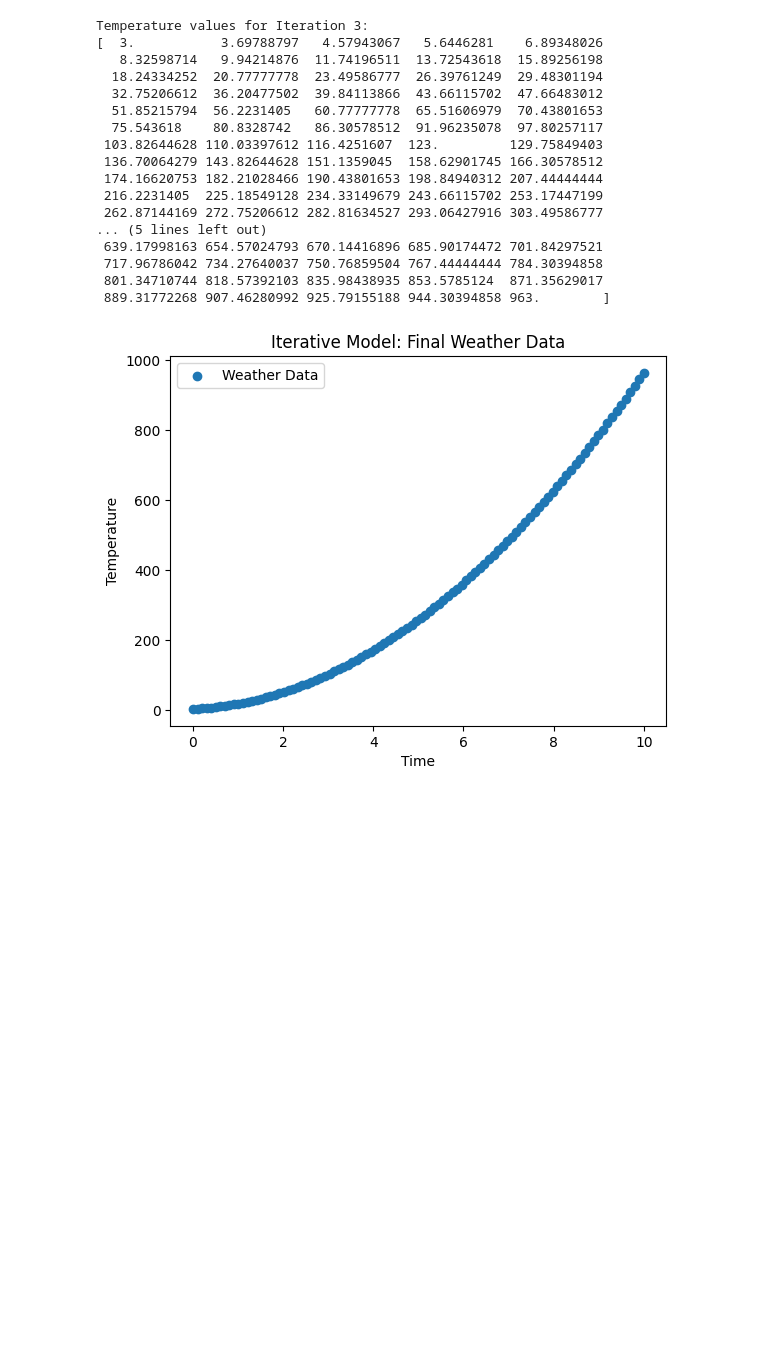
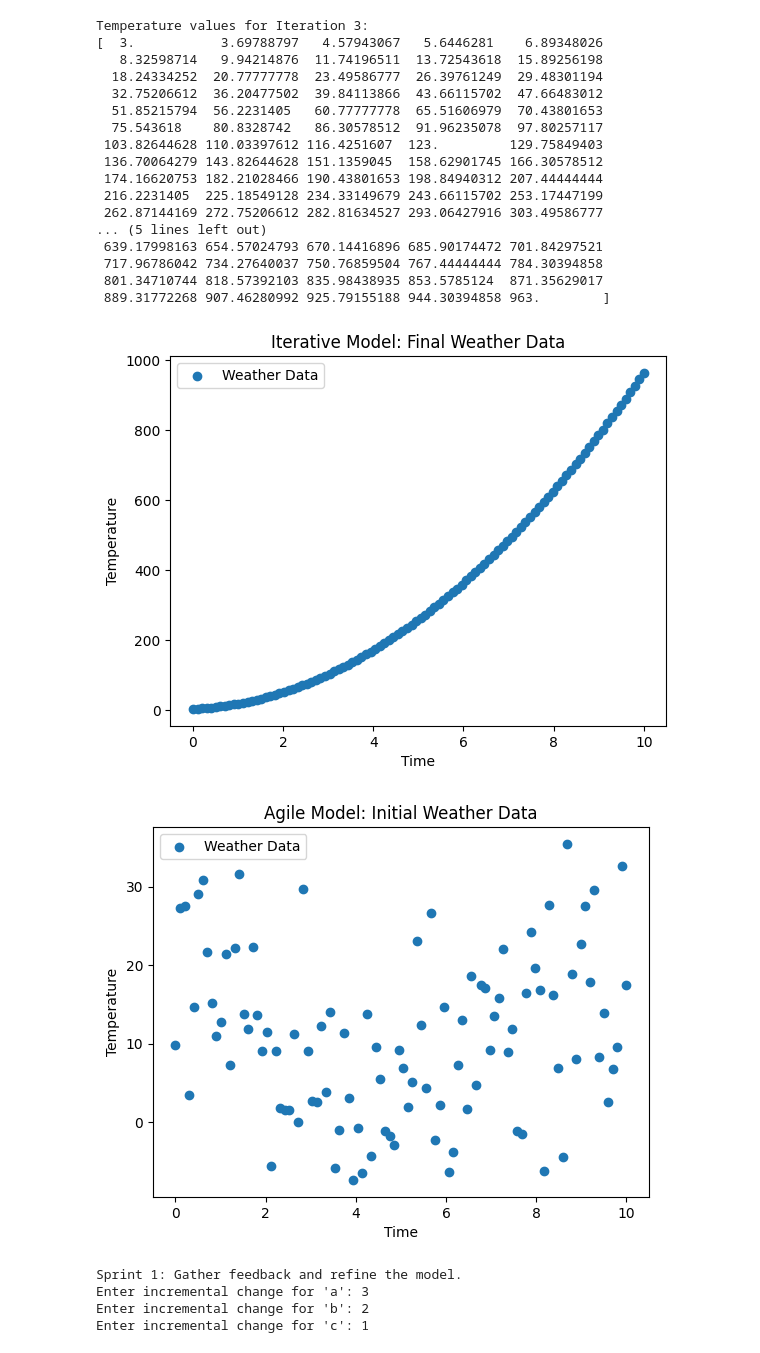
Before and after one commit to T1-rank/ColabProgams_SE1, a Jupyter notebook: SoftwareEngineering_22_25.ipynb, the cells around one changed output. Saved outputs shown, nothing was run; the diff lists cells and outputs as text; code cells hidden in the pictures; blank space fills up the shorter version.

```diff
--- a/SoftwareEngineering_22_25.ipynb
+++ b/SoftwareEngineering_22_25.ipynb
@@ -224,3 +224,83 @@ Temperature values for Iteration 3:
  801.34710744 818.57392103 835.98438935 853.5785124  871.35629017
  889.31772268 907.46280992 925.79155188 944.30394858 963.        ]
 [figure]
+# %%
+import matplotlib.pyplot as plt
+import numpy as np
+
+def quadratic_model(x, a, b, c):
+    return a * x**2 + b * x + c
+
+def generate_weather_data(start, end, num_points, a, b, c, noise_factor=10):
+    x = np.linspace(start, end, num_points)
+    y = quadratic_model(x, a, b, c) + np.random.normal(0, noise_factor, num_points)
+    return x, y
+
+def plot_weather_data(x, y, title):
+    plt.figure()
+    plt.scatter(x, y, label="Weather Data")
+    plt.title(title)
+    plt.xlabel("Time")
+    plt.ylabel("Temperature")
+    plt.legend()
+    plt.show()
+
+# ---------------- INITIAL PARAMETERS ----------------
+a_agile = 0.5
+b_agile = -5
+c_agile = 20
+
+start_time = 0
+end_time = 10
+num_points = 100
+
+# Generate initial weather data
+x_data, y_agile = generate_weather_data(
+    start_time, end_time, num_points,
+    a_agile, b_agile, c_agile
+)
+
+# ---------------- INITIAL GRAPH ----------------
+plot_weather_data(
+    x_data, y_agile,
+    "Agile Model: Initial Weather Data"
+)
+
+# ---------------- AGILE DEVELOPMENT (SPRINTS) ----------------
+num_sprints = 3
+
+for sprint in range(1, num_sprints + 1):
+    print(f"\nSprint {sprint}: Gather feedback and refine the model.")
+
+    a_agile += float(input("Enter incremental change for 'a': "))
+    b_agile += float(input("Enter incremental change for 'b': "))
+    c_agile += float(input("Enter incremental change for 'c': "))
+
+    # Generate updated weather data
+    y_agile = quadratic_model(
+        x_data,
+        a_agile,
+        b_agile,
+        c_agile
+    )
+
+    # Plot sprint-wise graph (SEPARATE)
+    plot_weather_data(
+        x_data, y_agile,
+        f"Agile Model: Sprint {sprint} Weather Data"
+    )
+
+# ---------------- FINAL GRAPH ----------------
+plot_weather_data(
+    x_data, y_agile,
+    "Agile Model: Final Weather Data"
+)
+
+final_temperature_agile = y_agile[-1]
+print(f"\nFinal Temperature for Agile Model: {final_temperature_agile}")
+# %% [output]
+[figure, added]
+Sprint 1: Gather feedback and refine the model.
+Enter incremental change for 'a': 3
+Enter incremental change for 'b': 2
+Enter incremental change for 'c': 1
```
Also changed, not shown: parts of 1 cell of this notebook.
